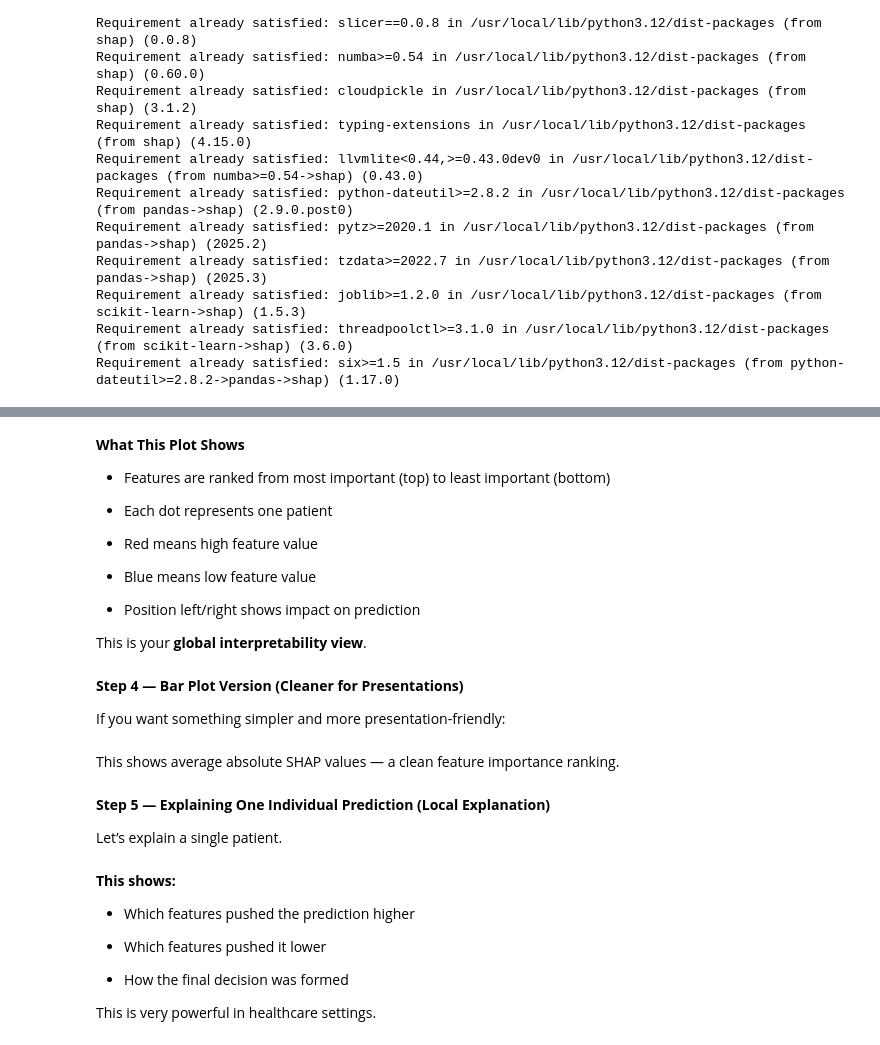
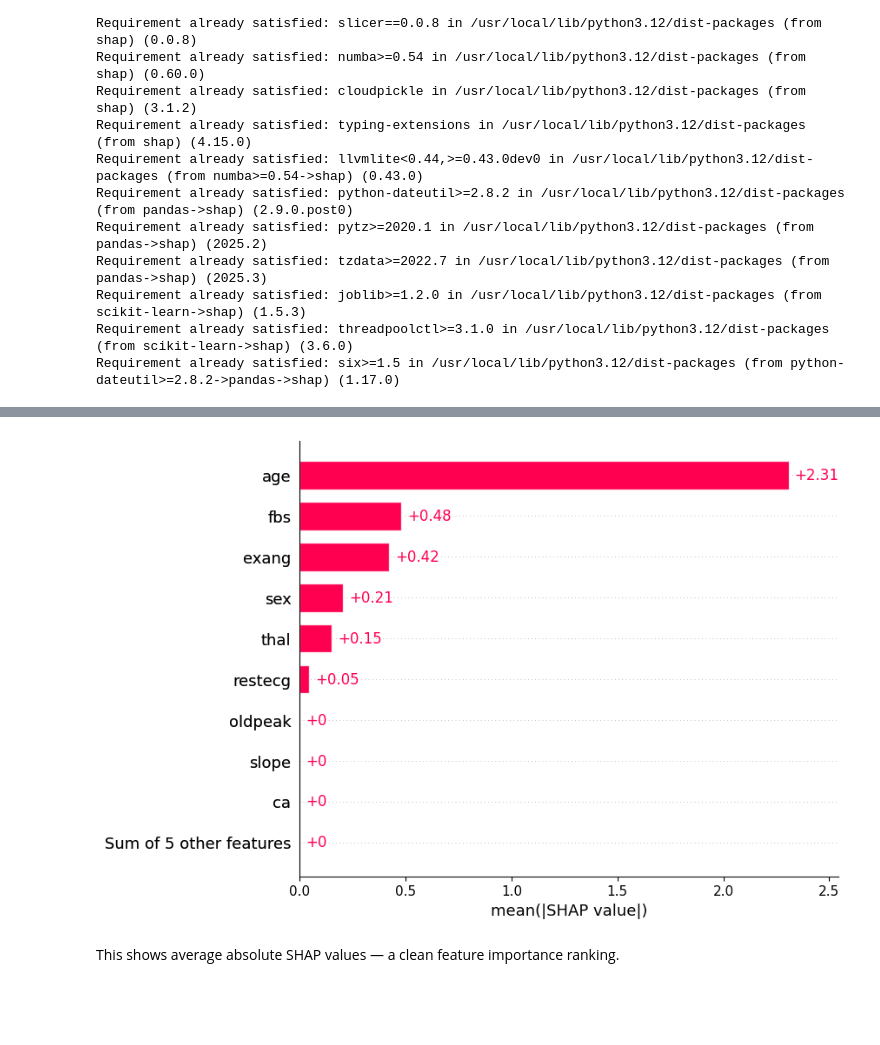
Before and after one commit to epythonlab2/AI_4_health, a Jupyter notebook: module_2_model_deployment_interpretability.ipynb, the cells around one changed output, grey strips where cells are left out. Drawn from its saved outputs; the diff is of its cells as text; code cells hidden in the pictures; blank space fills up the shorter version.

```diff
--- a/module_2_model_deployment_interpretability.ipynb
+++ b/module_2_model_deployment_interpretability.ipynb
@@ -436 +386,13 @@ array([[[-1.21598888e-01,  1.21598887e-01],
+# %%
+import xgboost
+
+import shap
+
+# train XGBoost model
+X, y = shap.datasets.adult(n_points=2000)
+model = xgboost.XGBClassifier().fit(X, y)
+
+# compute SHAP values
+explainer = shap.Explainer(model, X)
+shap_values = explainer(X)
 # %% [markdown]
@@ -459,18 +402,0 @@ plt.show()
-# %% [markdown]
-**What This Plot Shows**
-
-- Features are ranked from most important (top) to least important (bottom)
-
-- Each dot represents one patient
-
-- Red means high feature value
-
-- Blue means low feature value
-
-- Position left/right shows impact on prediction
-
-This is your **global interpretability view**.
-# %% [markdown]
-**Step 4 — Bar Plot Version (Cleaner for Presentations)**
-
-If you want something simpler and more presentation-friendly:
@@ -484,6 +403,7 @@ shap.summary_plot(
+# %%
+# bar plot
+shap.plots.bar(shap_values)
+# %% [output]
+[figure, added]
 # %% [markdown]
 This shows average absolute SHAP values — a clean feature importance ranking.
-# %% [markdown]
-**Step 5 — Explaining One Individual Prediction (Local Explanation)**
-
-Let’s explain a single patient.
@@ -500,10 +409,0 @@ shap.force_plot(
-# %% [markdown]
-**This shows:**
-
-- Which features pushed the prediction higher
-
-- Which features pushed it lower
-
-- How the final decision was formed
-
-This is very powerful in healthcare settings.
```
Also changed, not shown: parts of 20 cells of this notebook.
